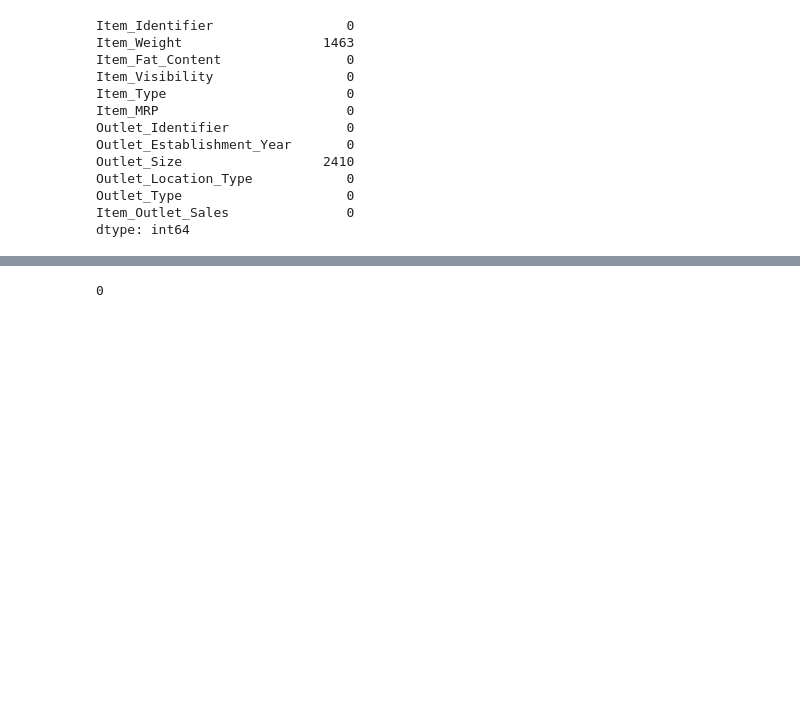
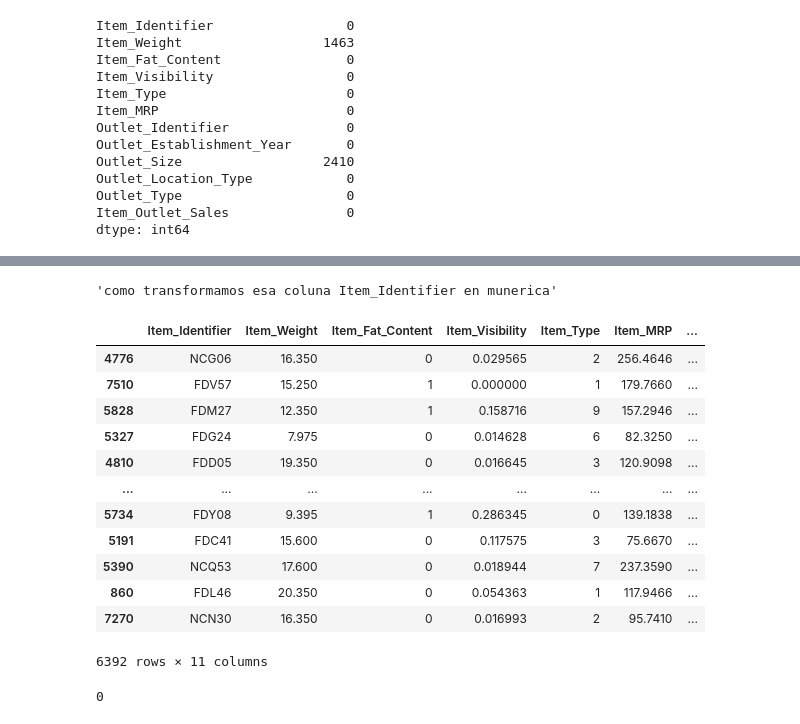
Before and after one commit to cristiank1038/predicciones-ventas-alimenticias, a Jupyter notebook: Actividad_sales_predictions.ipynb, the cells around one changed output, grey strips where cells are left out. Saved outputs shown, nothing was run; the diff lists cells and outputs as text; code cells hidden in the pictures; blank space fills up the shorter version.

```diff
--- a/Actividad_sales_predictions.ipynb
+++ b/Actividad_sales_predictions.ipynb
@@ -545,0 +682,4 @@ df['Item_Weight'].isna().sum()
+# %%
+"""como transformamos esa coluna Item_Identifier en munerica"""
+# %% [output]
+'como transformamos esa coluna Item_Identifier en munerica'
@@ -546,3 +697,31 @@ df['Item_Weight'].isna().sum()
+# %%
+scaler = StandardScaler()
+ohe = OneHotEncoder(handle_unknown='ignore')
+# %%
+# Make tuples for preprocessing the categorical and numeric columns
+num_tuple = (scaler, num_selector)
+cat_tuple = (ohe, cat_selector)
+# %%
+from sklearn.compose import make_column_transformer
+col_transformer = make_column_transformer(num_tuple, cat_tuple, remainder = 'passthrough')
+# %%
+col_transformer.fit(X_train)
+# %%
+X_train
+# %% [output]
+|  | Item_Identifier | Item_Weight | Item_Fat_Content | Item_Visibility | Item_Type | Item_MRP | ... |
+| 4776 | NCG06 | 16.350 | 0 | 0.029565 | 2 | 256.4646 | ... |
+| 7510 | FDV57 | 15.250 | 1 | 0.000000 | 1 | 179.7660 | ... |
+| 5828 | FDM27 | 12.350 | 1 | 0.158716 | 9 | 157.2946 | ... |
+| 5327 | FDG24 | 7.975 | 0 | 0.014628 | 6 | 82.3250 | ... |
+| 4810 | FDD05 | 19.350 | 0 | 0.016645 | 3 | 120.9098 | ... |
+| ... | ... | ... | ... | ... | ... | ... | ... |
+| 5734 | FDY08 | 9.395 | 1 | 0.286345 | 0 | 139.1838 | ... |
+| 5191 | FDC41 | 15.600 | 0 | 0.117575 | 3 | 75.6670 | ... |
+| 5390 | NCQ53 | 17.600 | 0 | 0.018944 | 7 | 237.3590 | ... |
+| 860 | FDL46 | 20.350 | 0 | 0.054363 | 1 | 117.9466 | ... |
+| 7270 | NCN30 | 16.350 | 0 | 0.016993 | 2 | 95.7410 | ... |
+6392 rows × 11 columns
 # %%
 # Para completar los valores categóricos faltantes, de la columna Outlet_Size usaremos SimpleImputer con la estrategia most_frequent
 freq_imputer  = SimpleImputer(strategy="most_frequent")
```
Also changed, not shown: parts of 26 cells of this notebook.
